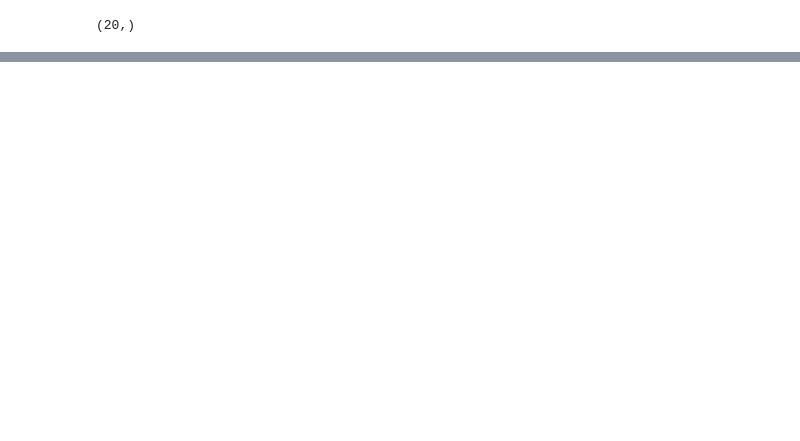
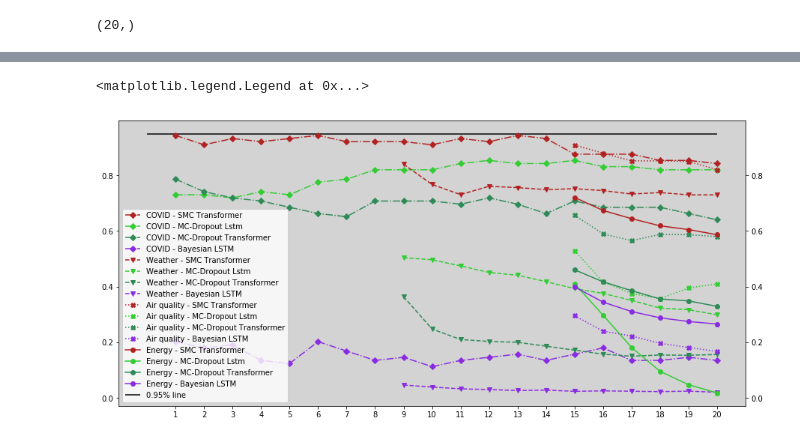
Before and after one commit to AMDonati/SMC-T-v2, a Jupyter notebook: src/plots/PICP_MPIW.ipynb, the cells around one changed output, grey strips where cells are left out. Drawn from its saved outputs; the diff is of its cells as text; code cells hidden in the pictures; blank space fills up the shorter version.

```diff
--- a/src/plots/PICP_MPIW.ipynb
+++ b/src/plots/PICP_MPIW.ipynb
@@ -75,0 +96,29 @@ ax.set_title('only every 5th errorbar')
+# %%
+colors = ['firebrick', 'limegreen', 'seagreen', 'blueviolet']
+fig, ax = plt.subplots(figsize=(15, 7))
+x = np.linspace(1,20,20)
+x_w = np.linspace(9,20,12)
+x_6 = np.linspace(15,20,6)
+ax.plot(x, covid_smc_PICP, label='COVID - SMC Transformer', color=colors[0], marker='D', linestyle='dashdot')
+ax.plot(x, covid_lstm_PICP, color=colors[1], label='COVID - MC-Dropout Lstm', marker='D', linestyle='dashdot')
+ax.plot(x, covid_transf_PICP, color=colors[2], label='COVID - MC-Dropout Transformer', marker='D', linestyle='dashdot')
+ax.plot(x, covid_bayes_PICP, color=colors[3], label='COVID - Bayesian LSTM', marker='D', linestyle='dashdot')
+ax.plot(x_w, weather_smc_PICP, label='Weather - SMC Transformer', linestyle='dashed', color=colors[0], marker='v')
+ax.plot(x_w, weather_lstm_PICP, color=colors[1], label='Weather - MC-Dropout Lstm', linestyle='dashed', marker='v')
+ax.plot(x_w, weather_transf_PICP, color=colors[2], label='Weather - MC-Dropout Transformer', linestyle='dashed', marker='v')
+ax.plot(x_w, weather_bayes_PICP, color=colors[3], label='Weather - Bayesian LSTM', linestyle='dashed', marker='v')
+ax.plot(x_6, aq_smc_PICP, label='Air quality - SMC Transformer', marker='X', color=colors[0], linestyle='dotted')
+ax.plot(x_6, aq_lstm_PICP, color=colors[1], label='Air quality - MC-Dropout Lstm', marker='X', linestyle='dotted')
+ax.plot(x_6, aq_transf_PICP, color=colors[2], label='Air quality - MC-Dropout Transformer', marker='X', linestyle='dotted')
+ax.plot(x_6, aq_bayes_PICP, color=colors[3], label='Air quality - Bayesian LSTM', marker='X', linestyle='dotted')
+ax.plot(x_6, energy_smc_PICP, label='Energy - SMC Transformer', marker='o', color=colors[0])
+ax.plot(x_6, energy_lstm_PICP, color=colors[1], label='Energy - MC-Dropout Lstm', marker='o')
+ax.plot(x_6, energy_transf_PICP, color=colors[2], label='Energy - MC-Dropout Transformer', marker='o')
+ax.plot(x_6, energy_bayes_PICP, color=colors[3], label='Energy - Bayesian LSTM', marker='o')
+ax.hlines(0.95,0,20,color="black", label="0.95% line")
+ax.set_xticks(x)
+ax.set_facecolor('lightgrey')
+ax.legend()
+# %% [output]
+<matplotlib.legend.Legend at 0x...>
+[figure, added]
```
Also changed, not shown: parts of 17 cells of this notebook, 9 other files.
